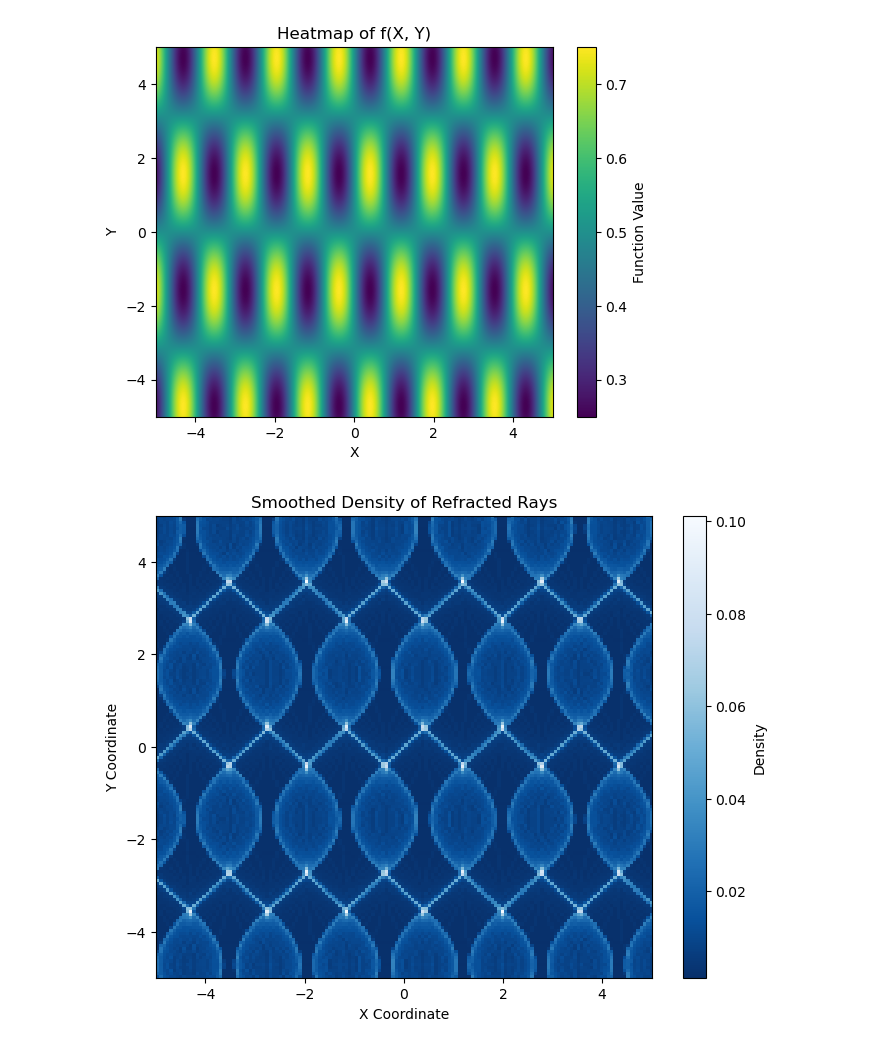
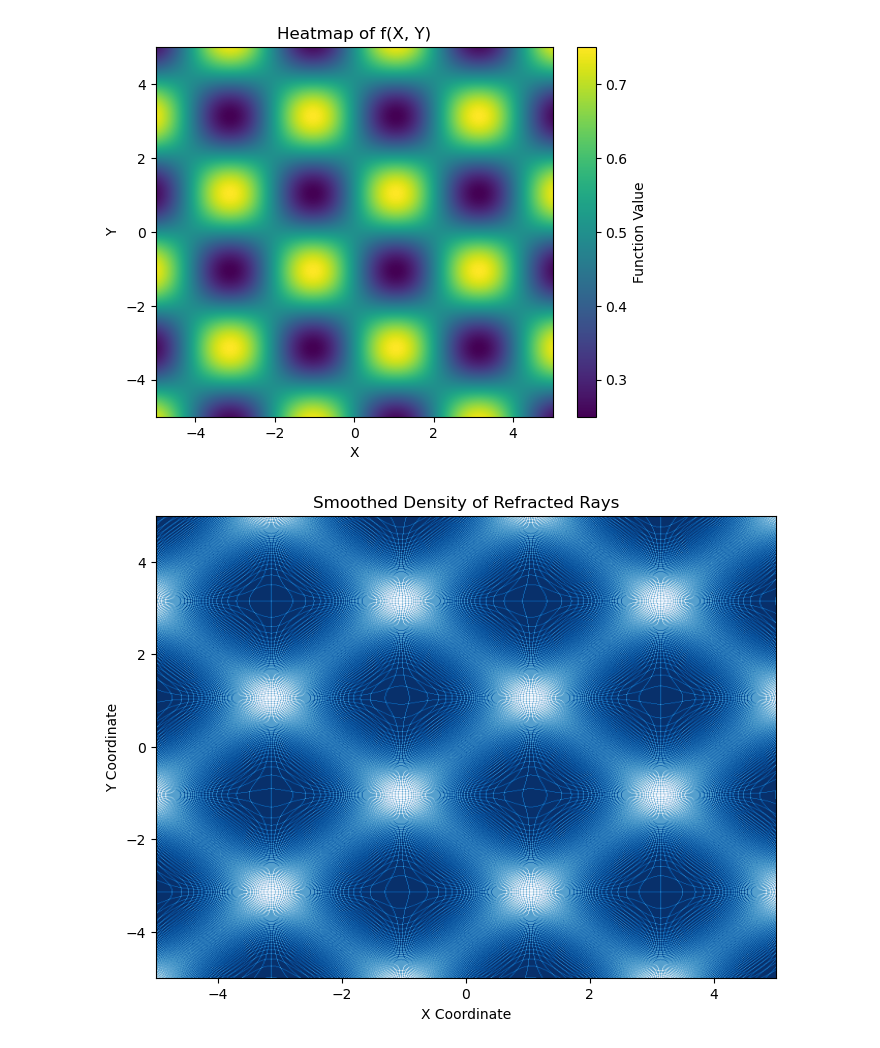
Before and after one commit to EliMe5/caustic-group, a Jupyter notebook: functions/nick.ipynb, the cells around one changed output. Saved outputs shown, nothing was run; the diff lists cells and outputs as text; code cells hidden in the pictures.

```diff
--- a/functions/nick.ipynb
+++ b/functions/nick.ipynb
@@ -44,7 +44,7 @@ def map_ray(X, Y, f, z_s=1, z_o=-1, n_r=1.33):
     # Compute displacement for valid refractions
     displacement = np.zeros_like(grad_f)
     scale_factor = np.zeros_like(grad_norm_sq)
-    scale_factor[valid_mask] = (f(X[valid_mask], Y[valid_mask]) - z_o) * np.tan(theta_r[valid_mask]) / np.sqrt(grad_norm_sq[valid_mask])
+    scale_factor[valid_mask] = (f(X[valid_mask], Y[valid_mask]) - z_o) * np.tan(theta_i[valid_mask] - theta_r[valid_mask]) / np.sqrt(grad_norm_sq[valid_mask])
     displacement[valid_mask] = grad_f[valid_mask] * np.expand_dims(scale_factor[valid_mask], axis=-1)
 
     # Compute new positions
@@ -53,7 +53,8 @@ def map_ray(X, Y, f, z_s=1, z_o=-1, n_r=1.33):
     # For flat regions, return the same (x, y) since the ray continues straight
     image_pts[flat_mask] = np.stack([X[flat_mask], Y[flat_mask]], axis=-1)
 
-    return image_pts[valid_mask | flat_mask]  # Remove only TIR cases
+    #return image_pts[valid_mask | flat_mask]  # Remove only TIR cases
+    return image_pts
 
 
 def get_image(f, x_range, y_range, resolution=100, z_s=1, z_o=-1, n_r=1.33):
@@ -64,6 +65,9 @@ def get_image(f, x_range, y_range, resolution=100, z_s=1, z_o=-1, n_r=1.33):
     return map_ray(X, Y, f, z_s, z_o, n_r)
 # %%
 def plot_refracted_image(image_points, xlim=None, ylim=None, bins=300, sigma=1.0):
+    # If input is (M, N, 2), flatten to (M*N, 2)
+    if image_points.ndim == 3 and image_points.shape[-1] == 2:
+        image_points = image_points.reshape(-1, 2)
     # Extract refracted (x', y') positions
     x_refracted, y_refracted = image_points[:, 0], image_points[:, 1]
 
@@ -92,7 +96,7 @@ def plot_refracted_image(image_points, xlim=None, ylim=None, bins=300, sigma=1.0
     plt.xlabel("X Coordinate")
     plt.ylabel("Y Coordinate")
     plt.title("Smoothed Density of Refracted Rays")
-    plt.colorbar(label="Density")
+    #plt.colorbar(label="Density")
     plt.show()
 
 def plot_surface(f, x_range, y_range, resolution=800):
@@ -107,7 +111,7 @@ def plot_surface(f, x_range, y_range, resolution=800):
     plt.show()
 # %%
 def f(x,y):
-  return 1/2 + 1/4*np.sin(4*x)*np.sin(y)
+  return 1/2+1/4*np.sin(3/2*x)*np.sin(3/2*y)
 
-image_pts = get_image(f, x_range=[-7,7], y_range=[-7,7], resolution=1000)
+image_pts = get_image(f, x_range=[-7,7], y_range=[-7,7], resolution=3000)
 # %%
@@ -126,8 +128,8 @@ plt.ylim([-5,5])
 # %%
-plot_surface(f, x_range=[-5,5], y_range=[-5,5], resolution=1000)
+plot_surface(f, x_range=[-5,5], y_range=[-5,5], resolution=500)
 # %% [output]
-[figure, old version]
+[figure, new version]
 # %%
-plot_refracted_image(image_points=image_pts, xlim=[-5,5], ylim=[-5,5], bins=150, sigma=0.0)
+plot_refracted_image(image_points=image_pts, xlim=[-5,5], ylim=[-5,5], bins=600, sigma=0.0)
 # %% [output]
-[figure, old version]
+[figure, new version]
```
Also changed, not shown: parts of 2 cells of this notebook.
